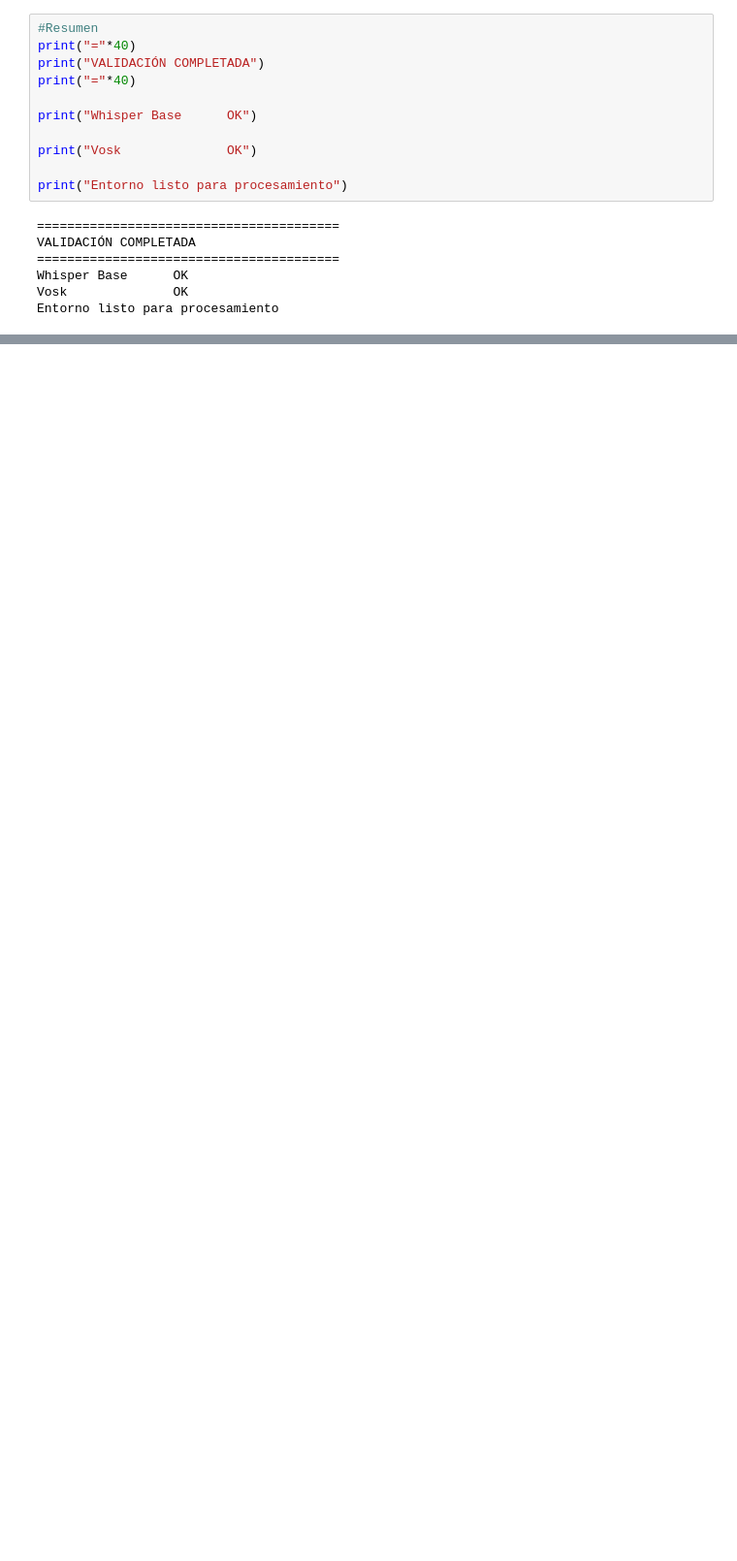
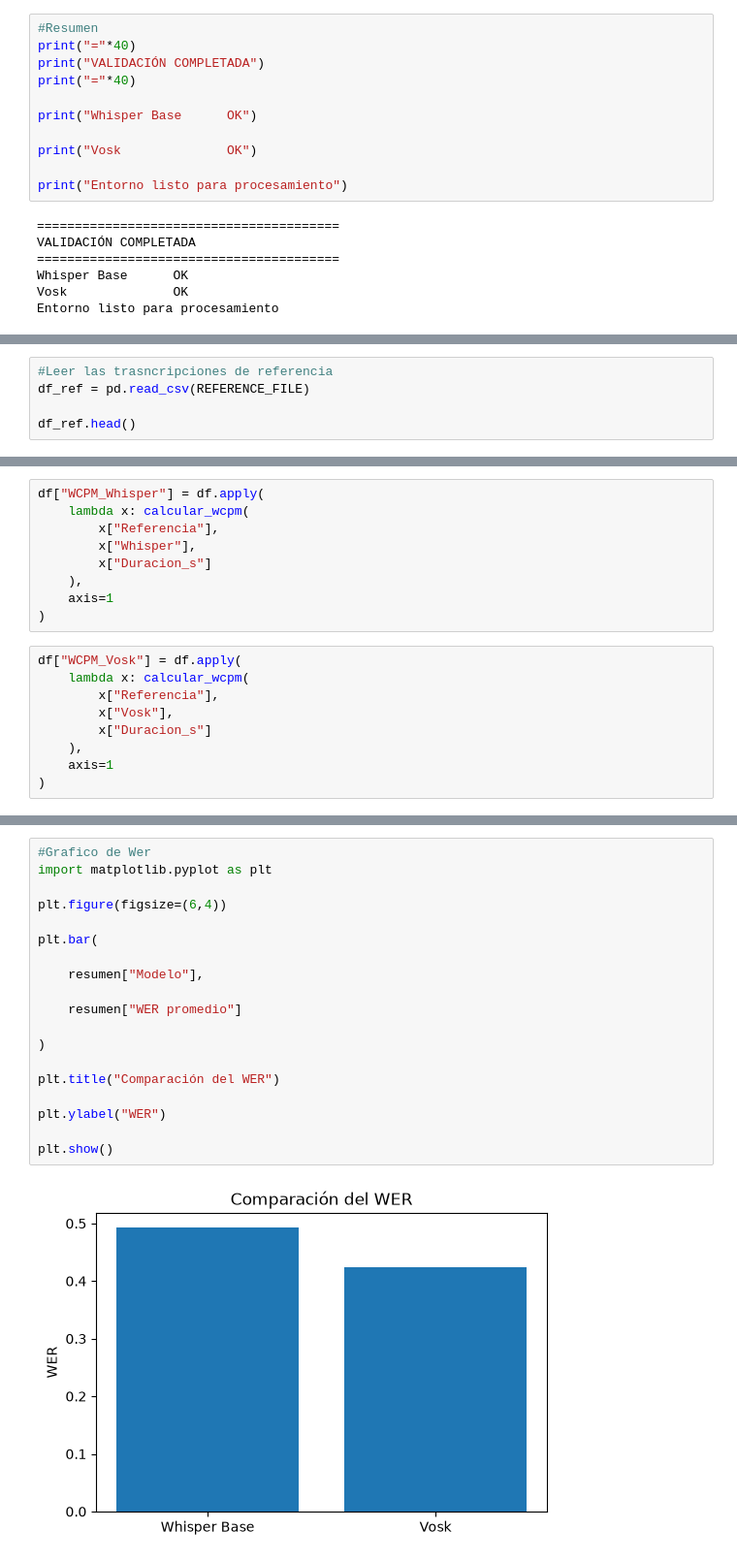
Before and after one commit to BryanAngamarca/ProyectoFinal, a Jupyter notebook: notebooks/04_ModelosASR.ipynb, the cells around one changed output, grey strips where cells are left out. Shown at 97% size. Saved outputs shown, nothing was run; the diff lists cells and outputs as text; blank space fills up the shorter version.

Commit message:
Ejecución de los modelos y cálculo de las métricas

```diff
--- a/notebooks/04_ModelosASR.ipynb
+++ b/notebooks/04_ModelosASR.ipynb
@@ -152,0 +183,5 @@ Entorno listo para procesamiento
+# %%
+#Leer las trasncripciones de referencia
+df_ref = pd.read_csv(REFERENCE_FILE)
+
+df_ref.head()
@@ -152,0 +410,18 @@ Entorno listo para procesamiento
+# %%
+df["WCPM_Whisper"] = df.apply(
+    lambda x: calcular_wcpm(
+        x["Referencia"],
+        x["Whisper"],
+        x["Duracion_s"]
+    ),
+    axis=1
+)
+# %%
+df["WCPM_Vosk"] = df.apply(
+    lambda x: calcular_wcpm(
+        x["Referencia"],
+        x["Vosk"],
+        x["Duracion_s"]
+    ),
+    axis=1
+)
@@ -152,0 +471,21 @@ Entorno listo para procesamiento
+# %%
+#Grafico de Wer
+import matplotlib.pyplot as plt
+
+plt.figure(figsize=(6,4))
+
+plt.bar(
+
+    resumen["Modelo"],
+
+    resumen["WER promedio"]
+
+)
+
+plt.title("Comparación del WER")
+
+plt.ylabel("WER")
+
+plt.show()
+# %% [output]
+[figure, added]
```
Also changed, not shown: parts of 27 cells of this notebook, 2 other files.
